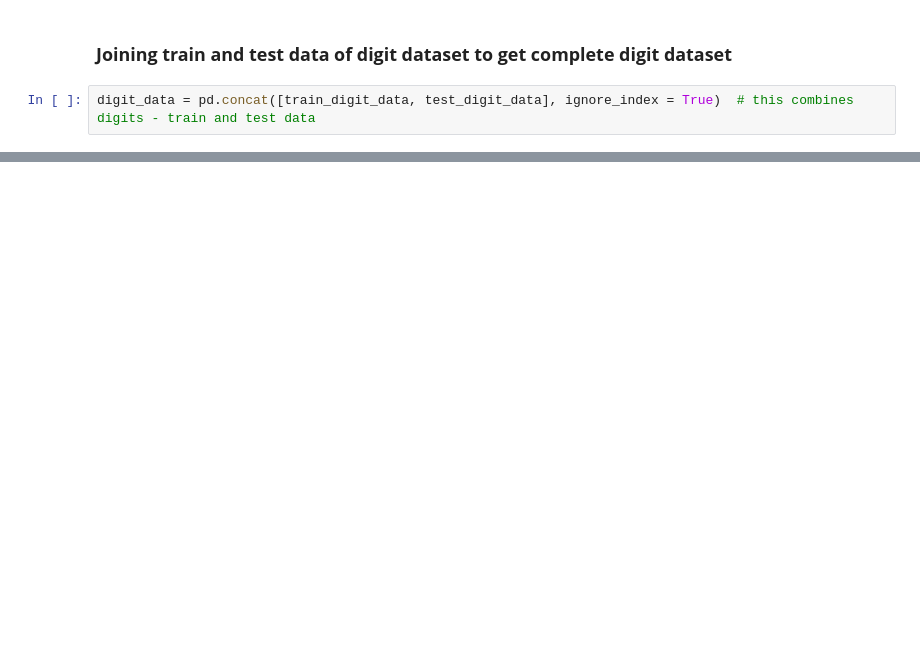
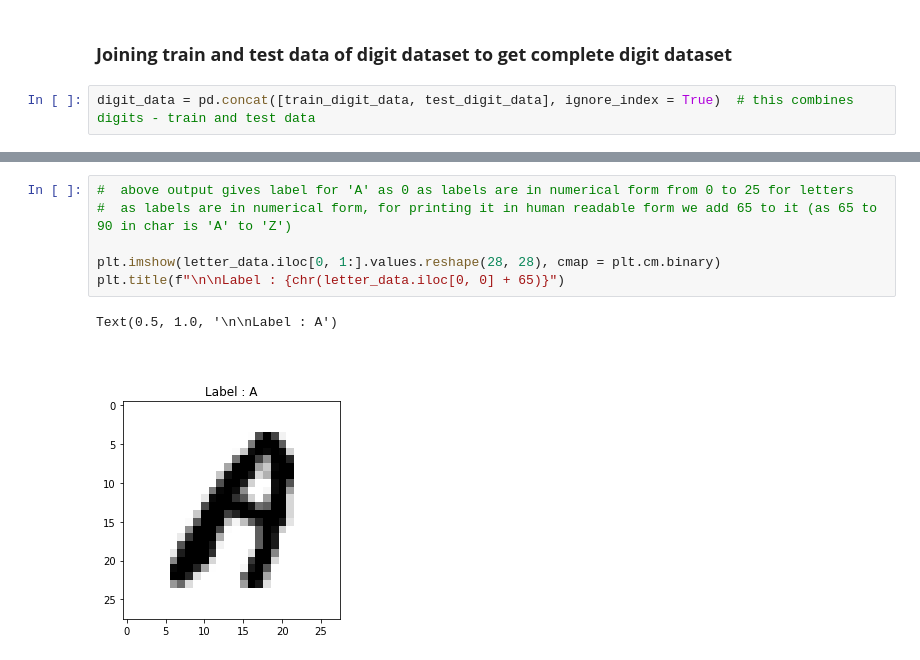
Before and after one commit to Goyalscode/Character-Recognition-Using-DL, a Jupyter notebook: model_Training.ipynb, the cells around one changed output, grey strips where cells are left out. Saved outputs shown, nothing was run; the diff lists cells and outputs as text; blank space fills up the shorter version.

```diff
--- a/model_Training.ipynb
+++ b/model_Training.ipynb
@@ -31,0 +142,9 @@ digit_data = pd.concat([train_digit_data, test_digit_data], ignore_index = True)
+# %%
+#  above output gives label for 'A' as 0 as labels are in numerical form from 0 to 25 for letters
+#  as labels are in numerical form, for printing it in human readable form we add 65 to it (as 65 to 90 in char is 'A' to 'Z')
+
+plt.imshow(letter_data.iloc[0, 1:].values.reshape(28, 28), cmap = plt.cm.binary)
+plt.title(f"\n\nLabel : {chr(letter_data.iloc[0, 0] + 65)}")
+# %% [output]
+Text(0.5, 1.0, '\n\nLabel : A')
+[figure, added]
```
Also changed, not shown: parts of 17 cells of this notebook.
